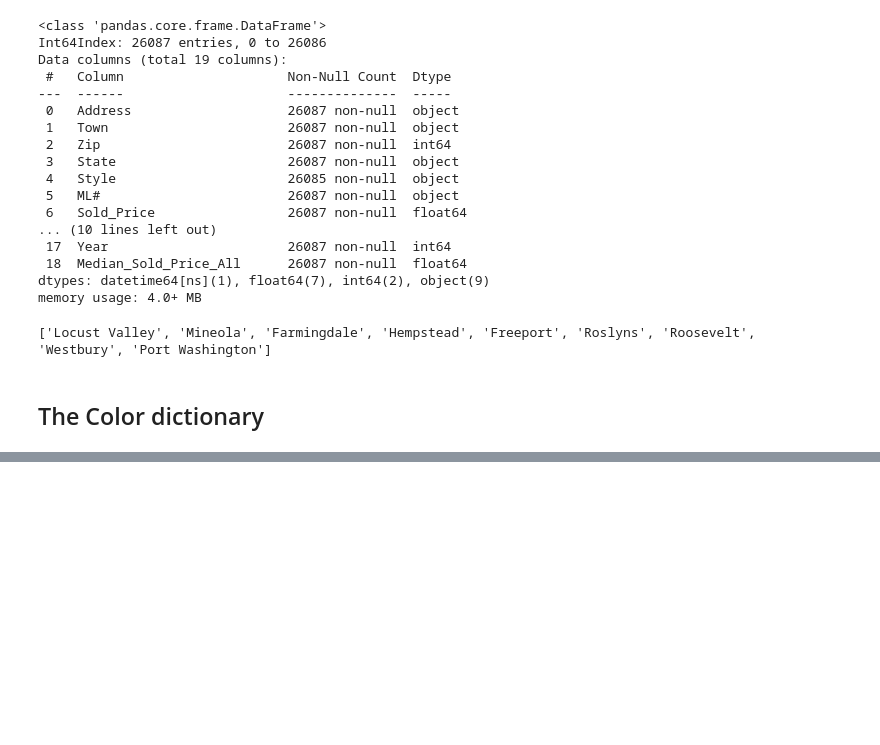
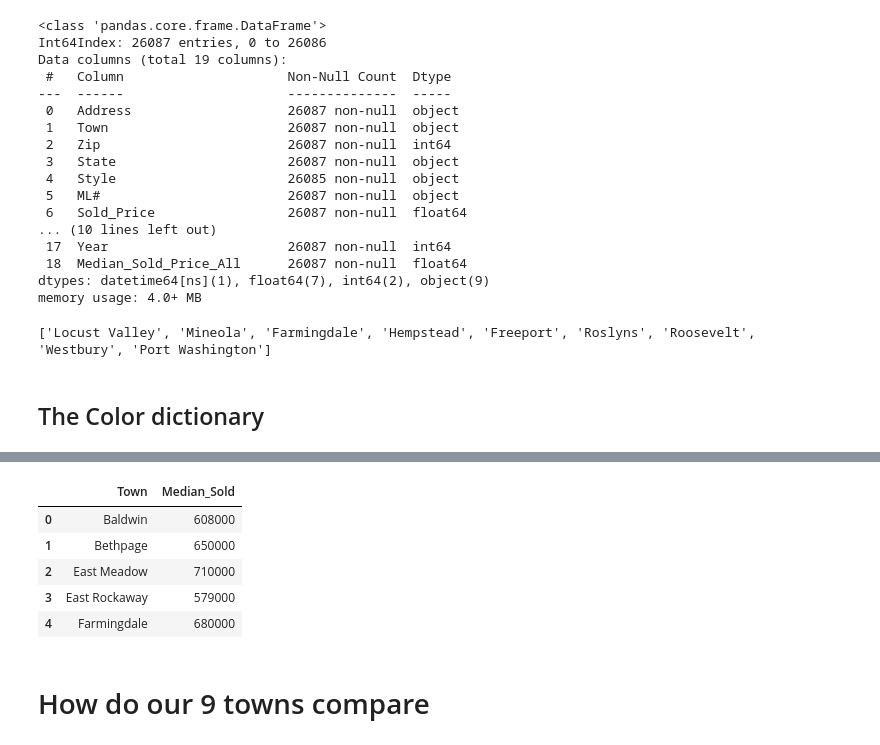
Before and after one commit to JF11579/Plotly_RE, a Jupyter notebook: SameHouse/Report_Same_House_Feb13.ipynb, the cells around one changed output, grey strips where cells are left out. Drawn from its saved outputs; the diff is of its cells as text; code cells hidden in the pictures; blank space fills up the shorter version.

```diff
--- a/SameHouse/Report_Same_House_Feb13.ipynb
+++ b/SameHouse/Report_Same_House_Feb13.ipynb
@@ -356,0 +449,11 @@ fig.show()
+# %%
+data = pd.read_csv('Nassau_Median_Sample_2023_Jan_10_3.csv')
+
+data.head(5)
+# %% [output]
+|  | Town | Median_Sold |
+| 0 | Baldwin | 608000 |
+| 1 | Bethpage | 650000 |
+| 2 | East Meadow | 710000 |
+| 3 | East Rockaway | 579000 |
+| 4 | Farmingdale | 680000 |
@@ -356,0 +475,2 @@ fig.show()
+# %% [markdown]
+# How do our 9 towns compare
```
Also changed, not shown: parts of 16 cells of this notebook.
